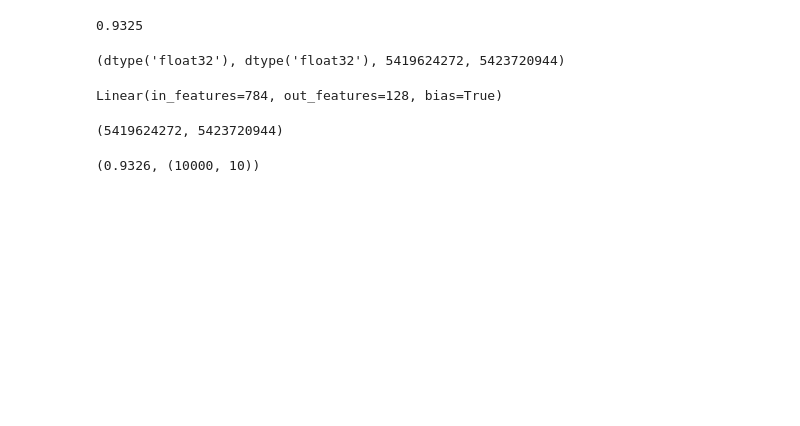
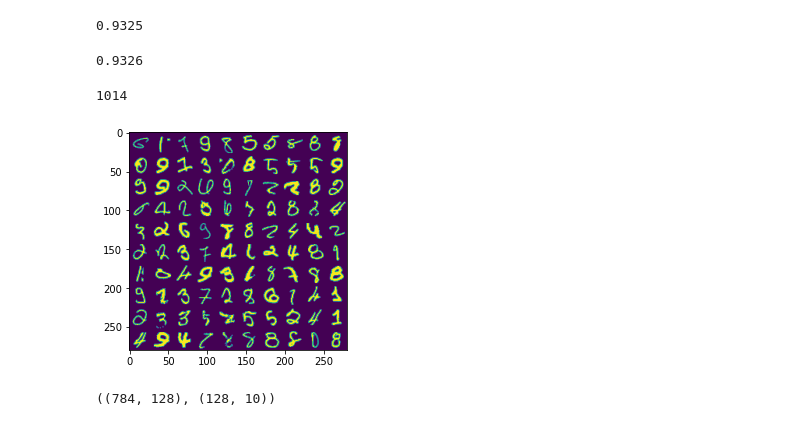
Before and after one commit to markoelez/ai-experiments, a Jupyter notebook: mnist_numpy.ipynb, the cells around one changed output. Cells and saved outputs as stored; diff of their text form; code cells hidden in the pictures; blank space fills up the shorter version.

```diff
--- a/mnist_numpy.ipynb
+++ b/mnist_numpy.ipynb
@@ -114,19 +118,34 @@ y_test_pred = torch.argmax(model(torch.tensor(x_test).float()), dim=1).numpy()
 # %% [output]
 0.9325
 # %%
-l1 = np.zeros((784, 128), dtype=np.float32)
-l2 = np.zeros((128, 10), dtype=np.float32)
-l1.dtype, l2.dtype, id(l1), id(l2)
+# copy weights from pytorch
+l1 = model.l1.weight.detach().numpy().T
+l2 = model.l2.weight.detach().numpy().T
+
+# numpy forward pass
+def forward(x):
+    x = x.dot(l1)
+    x = np.maximum(x, 0)
+    x = x.dot(l2)
+    return x
+
+# numpy eval
+y_test_preds_out = forward(x_test)
+y_test_preds = np.argmax(y_test_preds_out, axis=1)
+(y_test == y_test_preds).mean()
 # %% [output]
-(dtype('float32'), dtype('float32'), 5419624272, 5423720944)
+0.9326
 # %%
-model.l1
+# uncertainty
+ret = -y_test_preds_out[range(y_test_preds_out.shape[0]), y_test] + np.log(np.exp(y_test_preds_out).sum())
+np.argmax(ret)
 # %% [output]
-Linear(in_features=784, out_features=128, bias=True)
+1014
 # %%
-l1[:] = model.l1.weight.detach().numpy().T
-l2[:] = model.l2.weight.detach().numpy().T
-id(l1), id(l2)
+g = 10
+grid = x_test[np.argsort(ret)[0:g**2]]
+grid = np.concatenate(grid.reshape(g, g*28, 28), axis=1)
+imshow(grid)
 # %% [output]
-(5419624272, 5423720944)
+[figure, added]
 # %%
@@ -138,6 +156,7 @@ def forward(x):
 # %%
-y_test_preds_out = forward(x_test)
-y_test_preds = np.argmax(y_test_preds_out, axis=1)
-(y_test == y_test_preds).mean(), y_test_preds_out.shape
+np.random.seed(1323)
+l1 = layer(784, 128)
+l2 = layer(128, 10)
+l1.shape, l2.shape
 # %% [output]
-(0.9326, (10000, 10))
+((784, 128), (128, 10))
```
Also changed, not shown: parts of 10 cells of this notebook.
